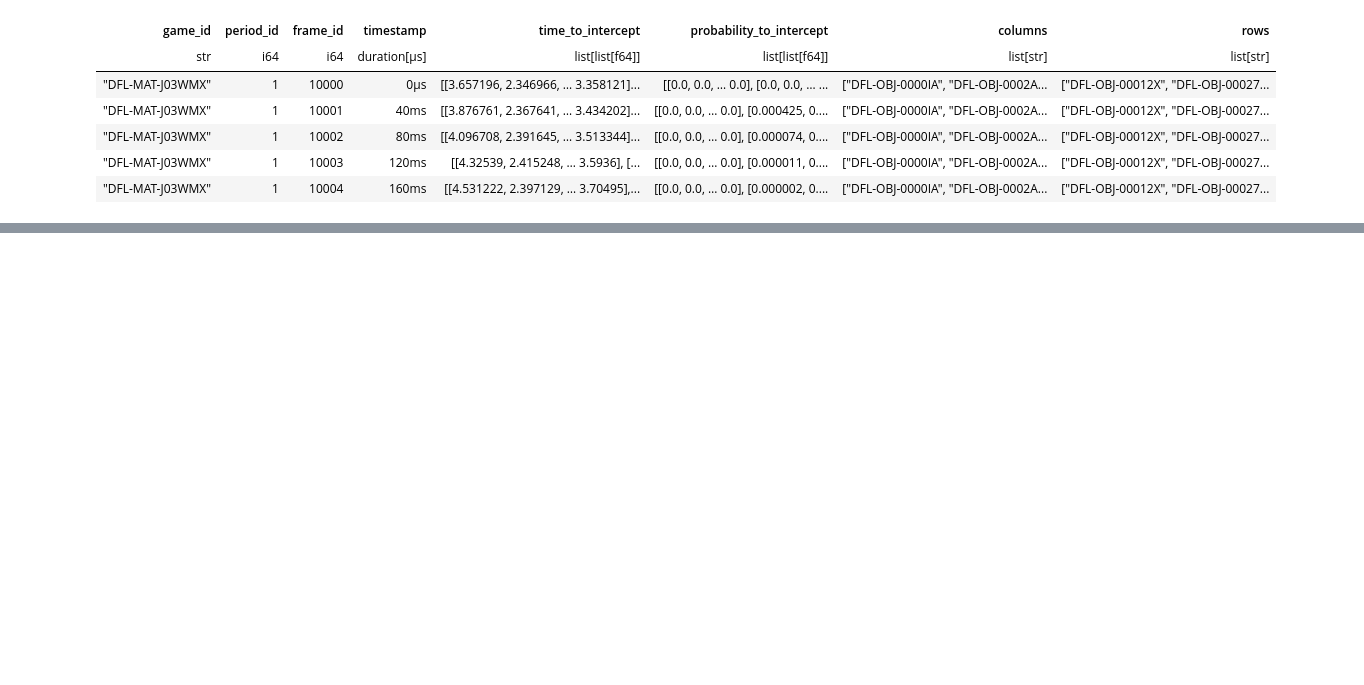
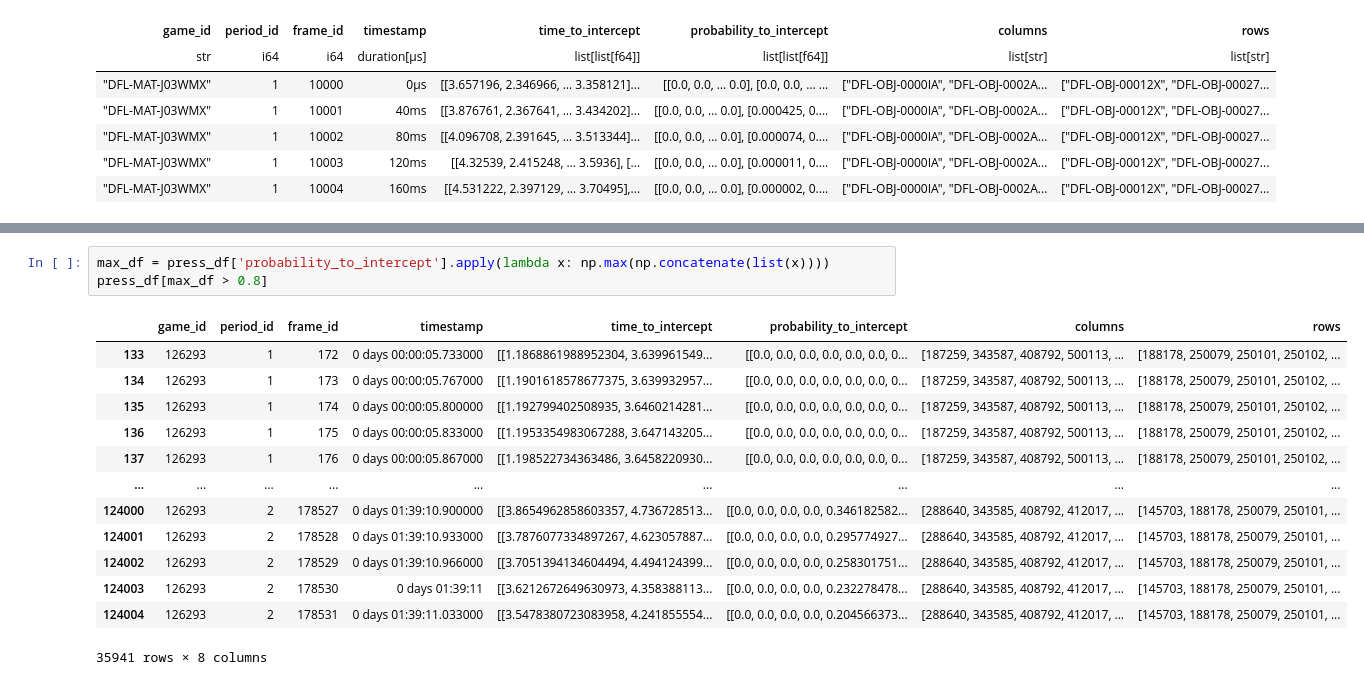
Before and after one commit to leemingo/express-v2, a Jupyter notebook: notebook/1-kloppy-summary.ipynb, the cells around one changed output, grey strips where cells are left out. Drawn from its saved outputs; the diff is of its cells as text; blank space fills up the shorter version.

```diff
--- a/notebook/1-kloppy-summary.ipynb
+++ b/notebook/1-kloppy-summary.ipynb
@@ -483 +579,18 @@ def plot_pressing_intensity(row, ax1, ax2):
+# %%
+max_df = press_df['probability_to_intercept'].apply(lambda x: np.max(np.concatenate(list(x))))
+press_df[max_df > 0.8]
+# %% [output]
+|  | game_id | period_id | frame_id | timestamp | time_to_intercept | probability_to_intercept | columns | rows |
+| 133 | 126293 | 1 | 172 | 0 days 00:00:05.733000 | [[1.1868861988952304, 3.639961549... | [[0.0, 0.0, 0.0, 0.0, 0.0, 0.0, 0... | [187259, 343587, 408792, 500113, ... | [188178, 250079, 250101, 250102, ... |
+| 134 | 126293 | 1 | 173 | 0 days 00:00:05.767000 | [[1.1901618578677375, 3.639932957... | [[0.0, 0.0, 0.0, 0.0, 0.0, 0.0, 0... | [187259, 343587, 408792, 500113, ... | [188178, 250079, 250101, 250102, ... |
+| 135 | 126293 | 1 | 174 | 0 days 00:00:05.800000 | [[1.192799402508935, 3.6460214281... | [[0.0, 0.0, 0.0, 0.0, 0.0, 0.0, 0... | [187259, 343587, 408792, 500113, ... | [188178, 250079, 250101, 250102, ... |
+| 136 | 126293 | 1 | 175 | 0 days 00:00:05.833000 | [[1.1953354983067288, 3.647143205... | [[0.0, 0.0, 0.0, 0.0, 0.0, 0.0, 0... | [187259, 343587, 408792, 500113, ... | [188178, 250079, 250101, 250102, ... |
+| 137 | 126293 | 1 | 176 | 0 days 00:00:05.867000 | [[1.198522734363486, 3.6458220930... | [[0.0, 0.0, 0.0, 0.0, 0.0, 0.0, 0... | [187259, 343587, 408792, 500113, ... | [188178, 250079, 250101, 250102, ... |
+| ... | ... | ... | ... | ... | ... | ... | ... | ... |
+| 124000 | 126293 | 2 | 178527 | 0 days 01:39:10.900000 | [[3.8654962858603357, 4.736728513... | [[0.0, 0.0, 0.0, 0.0, 0.346182582... | [288640, 343585, 408792, 412017, ... | [145703, 188178, 250079, 250101, ... |
+| 124001 | 126293 | 2 | 178528 | 0 days 01:39:10.933000 | [[3.7876077334897267, 4.623057887... | [[0.0, 0.0, 0.0, 0.0, 0.295774927... | [288640, 343585, 408792, 412017, ... | [145703, 188178, 250079, 250101, ... |
+| 124002 | 126293 | 2 | 178529 | 0 days 01:39:10.966000 | [[3.7051394134604494, 4.494124399... | [[0.0, 0.0, 0.0, 0.0, 0.258301751... | [288640, 343585, 408792, 412017, ... | [145703, 188178, 250079, 250101, ... |
+| 124003 | 126293 | 2 | 178530 | 0 days 01:39:11 | [[3.6212672649630973, 4.358388113... | [[0.0, 0.0, 0.0, 0.0, 0.232278478... | [288640, 343585, 408792, 412017, ... | [145703, 188178, 250079, 250101, ... |
+| 124004 | 126293 | 2 | 178531 | 0 days 01:39:11.033000 | [[3.5478380723083958, 4.241855554... | [[0.0, 0.0, 0.0, 0.0, 0.204566373... | [288640, 343585, 408792, 412017, ... | [145703, 188178, 250079, 250101, ... |
+35941 rows × 8 columns
 # %%
```
Also changed, not shown: parts of 14 cells of this notebook, 9 other files.
